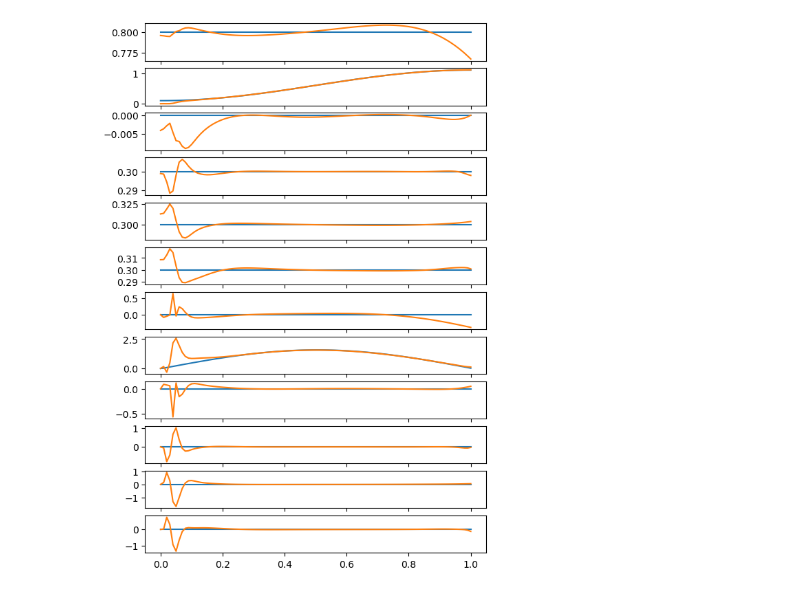
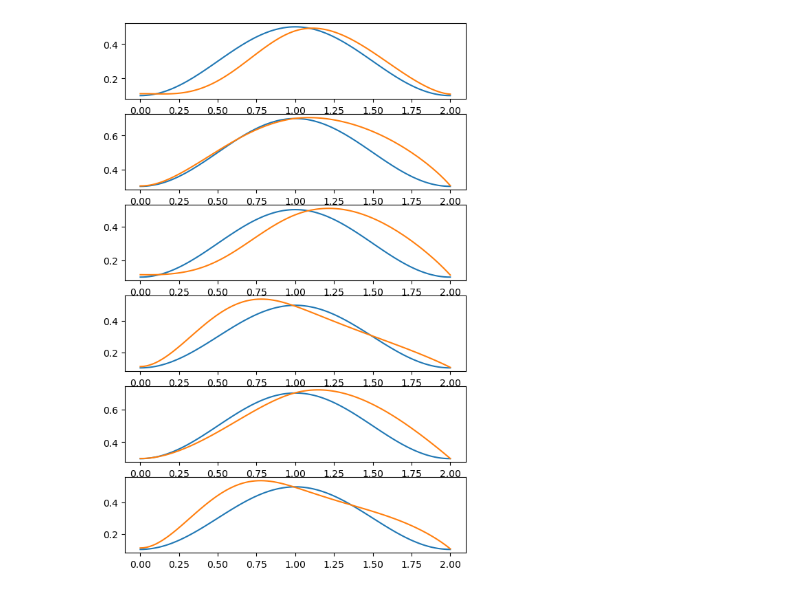
Before and after one commit to zoufaond/Quaternion-dynamics-with-muscle-forces, a Jupyter notebook: Python_optimal_control/eul_opty.ipynb, the cells around one changed output. Cells and saved outputs as stored; diff of their text form; code cells hidden in the pictures.

```diff
--- a/Python_optimal_control/eul_opty.ipynb
+++ b/Python_optimal_control/eul_opty.ipynb
@@ -85,7 +85,7 @@ KM = me.KanesMethod(N, q_ind=q, u_ind=u, kd_eqs=kindeq)
 # %%
 eoms = sp.Matrix(kindeq).col_join(fr+frstar)
 # %%
-duration = 1 # seconds
+duration = 2 # seconds
 num_nodes = 101
 interval_value = duration/(num_nodes - 1)
 time = np.linspace(0.0, duration, num=num_nodes)
@@ -93,6 +93,7 @@ T = me.dynamicsymbols('T')
 
 state_symbols = tuple(q+u)
 num_states = len(state_symbols)
+num_q = len(q)
 specified_symbols = tuple(F)
 num_inputs = len(specified_symbols)
 t = me.dynamicsymbols._t
@@ -185,7 +210,7 @@ print(time_to_create)
 # %%
 initial_guess = np.random.randn(prob.num_free)*0
 initial_guess[:6*2*num_nodes] = eul_traj_guess
-prob.add_option('max_iter',10000)
+prob.add_option('max_iter',3000)
 # %%
 start = ts.time()
 
@@ -224,8 +237,8 @@ prob.plot_trajectories(solution, axes=axes)
 # %%
-fig, axs = plt.subplots(12)
-for j in range(12):
+fig, axs = plt.subplots(6)
+for j in range(6):
     axs[j].plot(time,eul_traj_guess[j*num_nodes:(j+1)*num_nodes])
     axs[j].plot(time,solution[j*num_nodes:(j+1)*num_nodes])
     fig.set_figheight(10)
 # %% [output]
-[figure, old version]
+[figure, new version]
```
Also changed, not shown: parts of 5 cells of this notebook, 12 other files.
